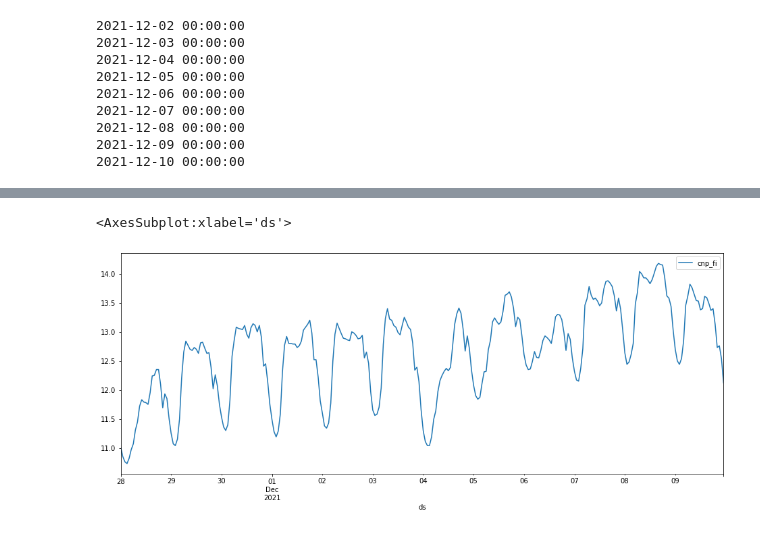
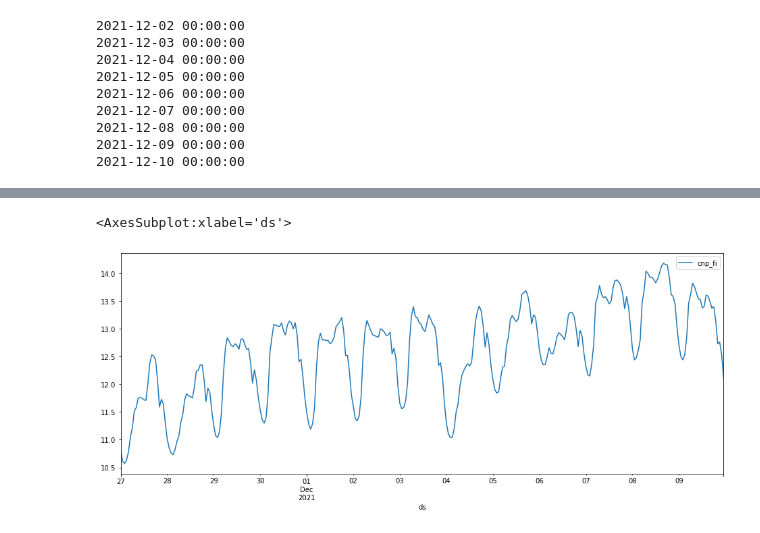
Before and after one commit to Skalolom/zone_cnp_forecasting, a Jupyter notebook: tft_forecasting_model.ipynb, the cells around one changed output, grey strips where cells are left out. Cells and saved outputs as stored; diff of their text form; code cells hidden in the pictures.

```diff
--- a/tft_forecasting_model.ipynb
+++ b/tft_forecasting_model.ipynb
@@ -509,12 +463,12 @@ forecast_results.plot(figsize=(16, 6))
 # %%
 data.loc[
-    (data['ds'] >= history_end_date - timedelta(days=3)) &
+    (data['ds'] >= history_end_date - timedelta(days=4)) &
     (data['ds'] < forecast_end_date),
     ['ds', 'cnp_fi']
 ].set_index('ds').plot(figsize=(16, 6))
 # %% [output]
 <AxesSubplot:xlabel='ds'>
-[figure, old version]
+[figure, new version]
 # %%
 from sklearn.metrics import mean_absolute_error
 mae = mean_absolute_error(
```
Also changed, not shown: parts of 14 cells of this notebook.
